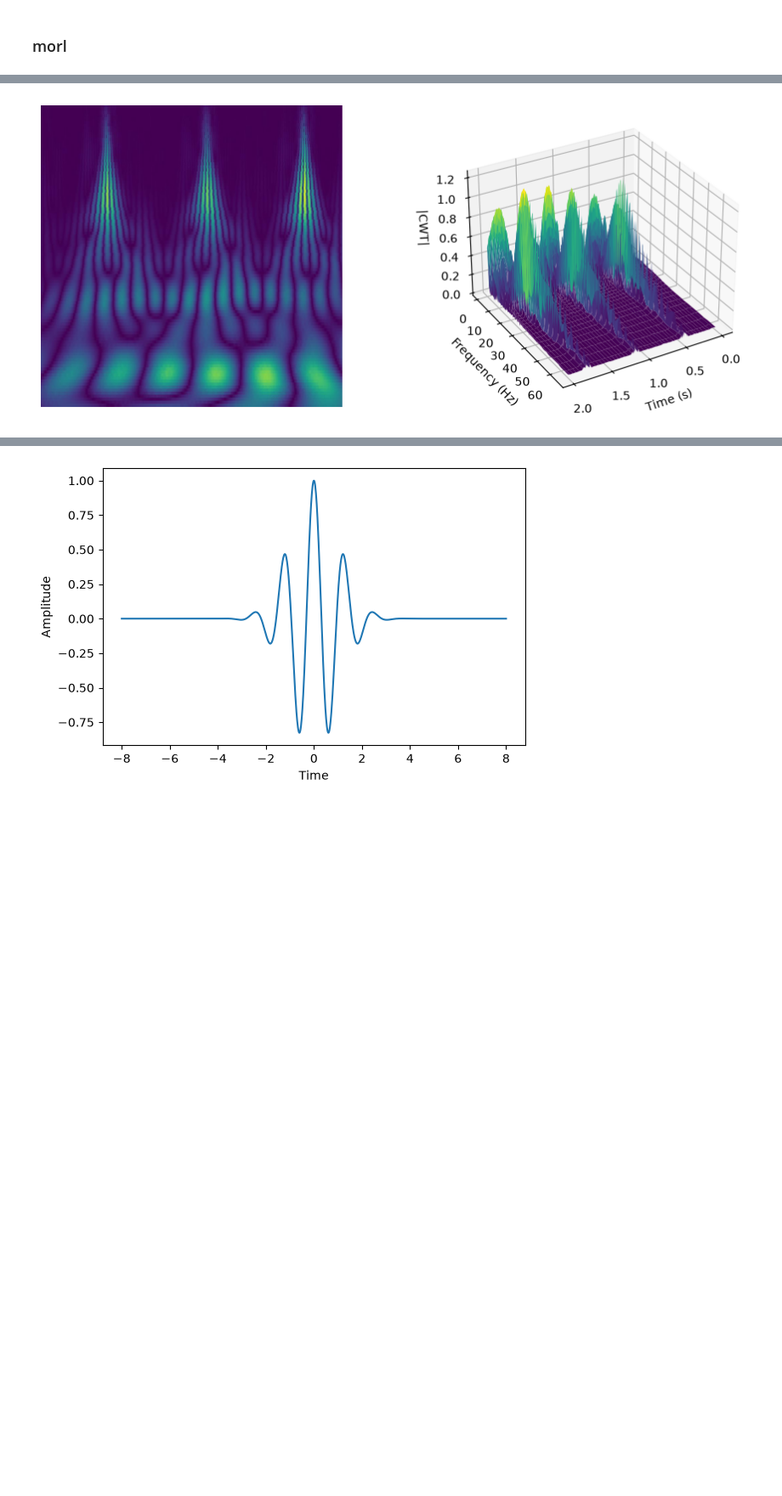
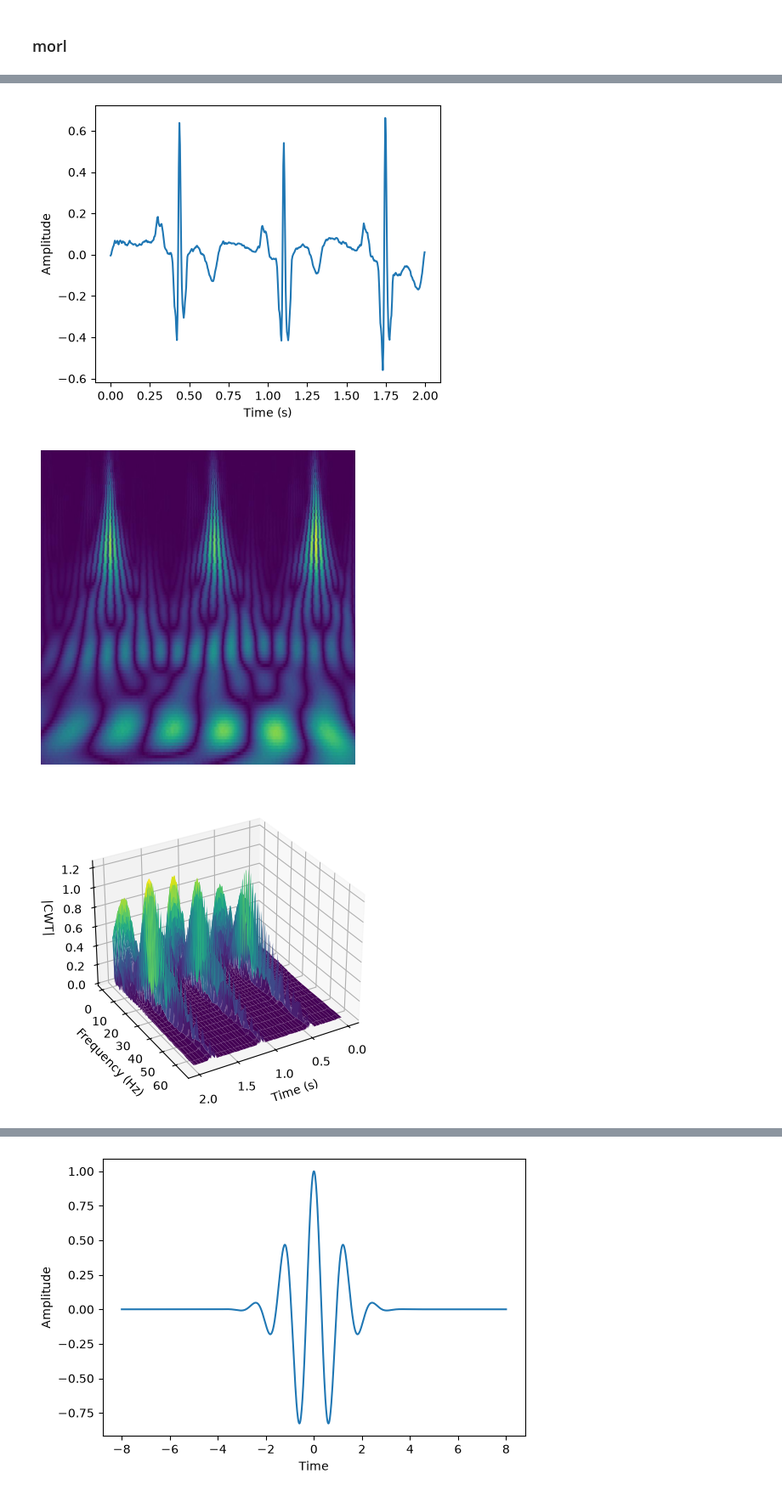
Before and after one commit to serize02/foundation-models, a Jupyter notebook: research/lejepa_wavelet.ipynb, the cells around one changed output, grey strips where cells are left out. Shown at 85% size. Drawn from its saved outputs; the diff is of its cells as text; code cells hidden in the pictures; blank space fills up the shorter version.

```diff
--- a/research/lejepa_wavelet.ipynb
+++ b/research/lejepa_wavelet.ipynb
@@ -10,6 +10,13 @@ import pywt
 sys.path.insert(0, str(Path("../src").resolve()))
 
 from fmlab.datatools.transforms import WaveletScalogram
+# %%
+dataset_path = Path("../artifacts/datasets/wesad_256_512_null_ecg")
+annotations = pd.read_csv(dataset_path / "annotations.csv")
+baseline_annotation = annotations[annotations["label"] == 0].iloc[0]
+tsst_annotation = annotations[(annotations["label"] == 1) & (annotations["group"] == baseline_annotation["group"])].iloc[0]
+baseline_sample = np.load(dataset_path / baseline_annotation["file"], allow_pickle=False)
+tsst_sample = np.load(dataset_path / tsst_annotation["file"], allow_pickle=False)
 # %% [markdown]
 ### cmor1.5-1.0
 # %%
@@ -59,23 +114,33 @@ plt.show()
 # %%
-morl_transform = WaveletScalogram(fs=256, wavelet="morl", min_frequency=1, max_frequency=65, num_frequencies=100)
-morl_image = morl_transform(sample)
-morl_coefficients, morl_frequencies = pywt.cwt(sample.squeeze(), morl_transform.widths, morl_transform.wavelet, sampling_period=1 / morl_transform.fs)
-morl_magnitude = np.abs(morl_coefficients)
-morl_time = np.arange(morl_magnitude.shape[1]) / morl_transform.fs
-morl_time_grid, morl_frequency_grid = np.meshgrid(morl_time, morl_frequencies)
+morl_baseline_image = morl_transform(baseline_sample)
+morl_baseline_coefficients, morl_baseline_frequencies = pywt.cwt(baseline_sample.squeeze(), morl_transform.widths, morl_transform.wavelet, sampling_period=1 / morl_transform.fs)
+morl_baseline_magnitude = np.abs(morl_baseline_coefficients)
+morl_baseline_time = np.arange(morl_baseline_magnitude.shape[1]) / morl_transform.fs
+morl_baseline_time_grid, morl_baseline_frequency_grid = np.meshgrid(morl_baseline_time, morl_baseline_frequencies)
 
-fig = plt.figure(figsize=(10, 4))
-ax1 = fig.add_subplot(121)
-ax1.imshow(morl_image)
+plt.figure(figsize=(5, 4))
+plt.plot(morl_baseline_time, baseline_sample.squeeze())
+plt.xlabel("Time (s)")
+plt.ylabel("Amplitude")
+plt.tight_layout()
+plt.show()
+
+fig, ax1 = plt.subplots(figsize=(5, 4))
+ax1.imshow(morl_baseline_image)
 ax1.axis("off")
+plt.tight_layout()
+plt.show()
 
-ax2 = fig.add_subplot(122, projection="3d")
-ax2.plot_surface(morl_time_grid, morl_frequency_grid, morl_magnitude, cmap="viridis")
+fig = plt.figure(figsize=(5, 4))
+ax2 = fig.add_subplot(111, projection="3d")
+ax2.plot_surface(morl_baseline_time_grid, morl_baseline_frequency_grid, morl_baseline_magnitude, cmap="viridis")
 ax2.set_xlabel("Time (s)")
 ax2.set_ylabel("Frequency (Hz)")
 ax2.set_zlabel("|CWT|")
 ax2.view_init(elev=30, azim=60)
 plt.tight_layout()
 plt.show()
 # %% [output]
-[figure, old version]
+[figure, new version]
+[figure, added]
+[figure, added]
```
Also changed, not shown: parts of 15 cells of this notebook, 24 other files.
